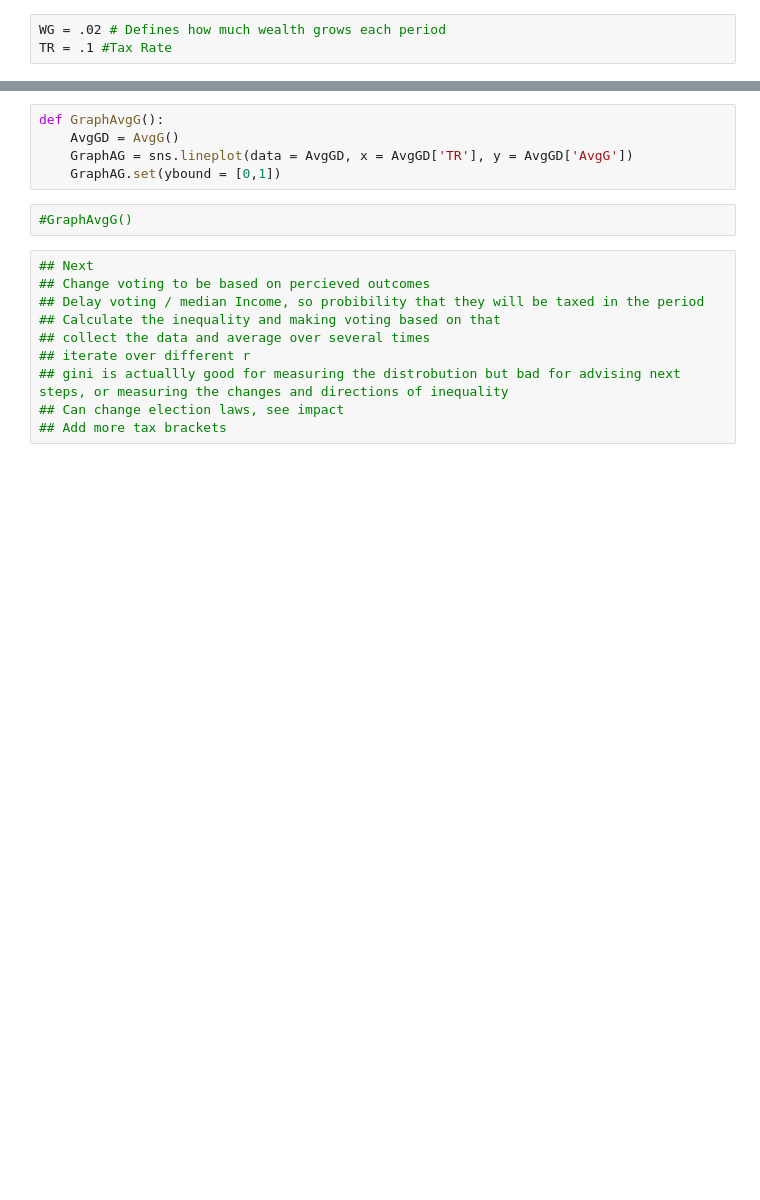
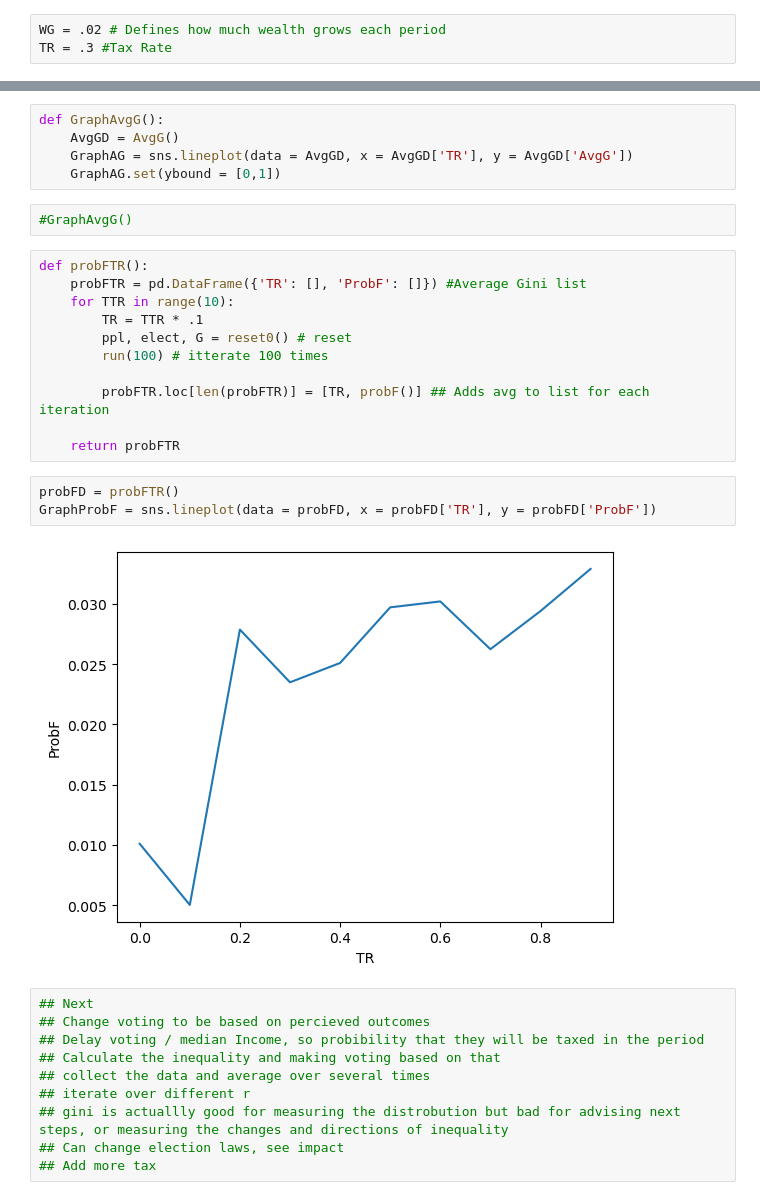
Before and after one commit to JTayMilli/391X, a Jupyter notebook: Wealth Model.ipynb, the cells around one changed output, grey strips where cells are left out. Saved outputs shown, nothing was run; the diff lists cells and outputs as text; blank space fills up the shorter version.

```diff
--- a/Wealth Model.ipynb
+++ b/Wealth Model.ipynb
@@ -7,7 +7,7 @@ from matplotlib import pyplot as plt
 import csv
 # %%
 WG = .02 # Defines how much wealth grows each period
-TR = .1 #Tax Rate
+TR = .3 #Tax Rate
 # %%
 def gini(x):
     total = 0
@@ -135,6 +129,22 @@ def GraphAvgG():
     GraphAG.set(ybound = [0,1])
 # %%
 #GraphAvgG()
+# %%
+def probFTR():
+    probFTR = pd.DataFrame({'TR': [], 'ProbF': []}) #Average Gini list
+    for TTR in range(10):
+        TR = TTR * .1
+        ppl, elect, G = reset0() # reset
+        run(100) # itterate 100 times
+
+        probFTR.loc[len(probFTR)] = [TR, probF()] ## Adds avg to list for each iteration
+
+    return probFTR
+# %%
+probFD = probFTR()
+GraphProbF = sns.lineplot(data = probFD, x = probFD['TR'], y = probFD['ProbF'])
+# %% [output]
+[figure, added]
 # %%
 ## Next
 ## Change voting to be based on percieved outcomes
@@ -144,4 +154,4 @@ def GraphAvgG():
 ## iterate over different r
 ## gini is actuallly good for measuring the distrobution but bad for advising next steps, or measuring the changes and directions of inequality
 ## Can change election laws, see impact
-## Add more tax brackets
+## Add more tax
```
Also changed, not shown: parts of 5 cells of this notebook, 2 other files.
